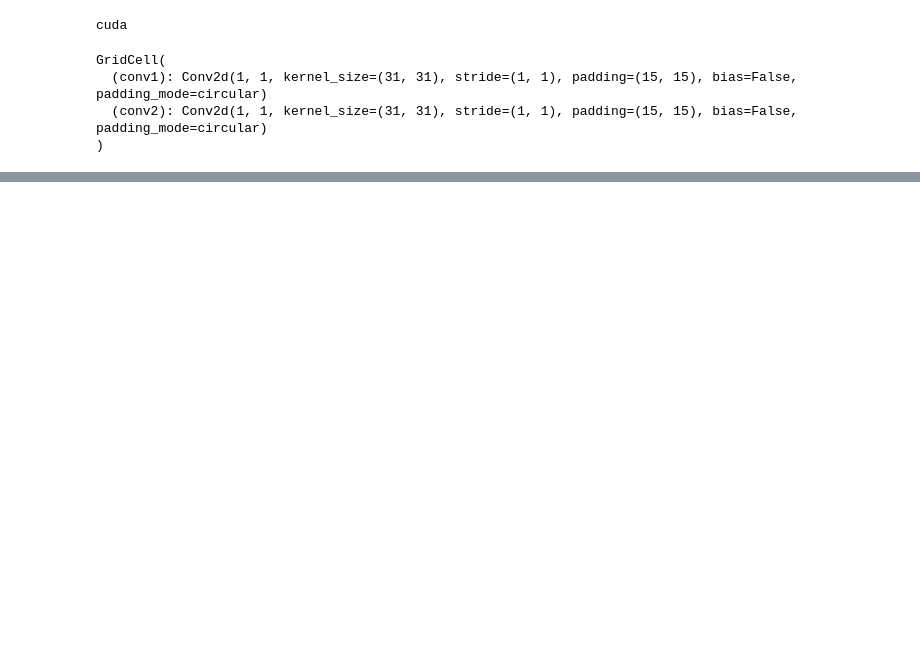
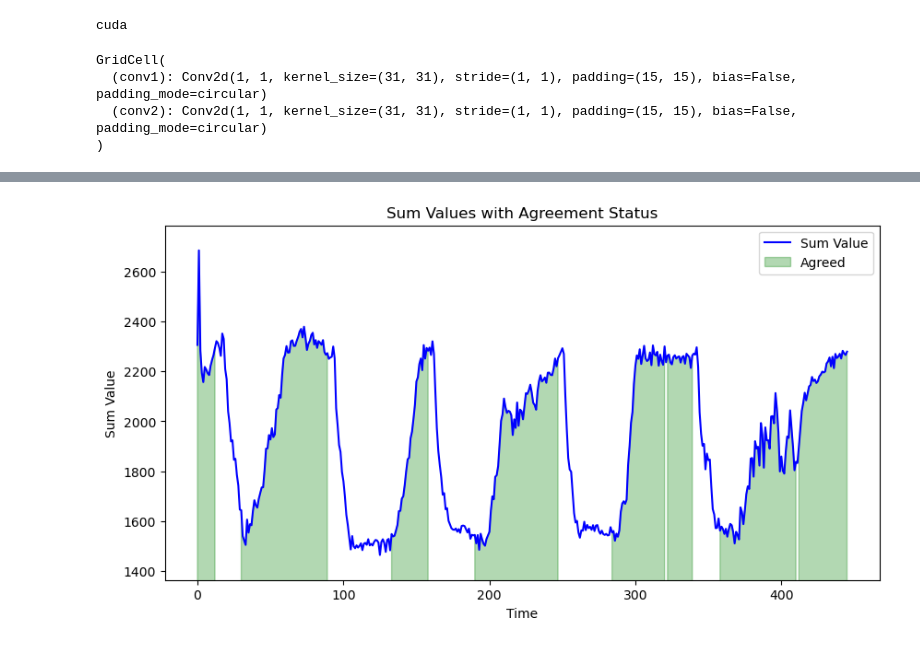
Before and after one commit to wellscrosby/GPU-Grid-Cells, a Jupyter notebook: grid_cells.ipynb, the cells around one changed output, grey strips where cells are left out. Drawn from its saved outputs; the diff is of its cells as text; code cells hidden in the pictures; blank space fills up the shorter version.

```diff
--- a/grid_cells.ipynb
+++ b/grid_cells.ipynb
@@ -408 +449,28 @@ Hello from the pygame community. https://www.pygame.org/contribute.html
 24 12
+# %%
+# Create a new figure
+plt.figure(figsize=(10, 5))
+
+# Convert sums to a numpy array for easier plotting
+sums_np = np.array([sum_value.cpu().numpy() for sum_value in sums])
+
+# Plot the sums as a connected line plot
+plt.plot(sums_np, color='blue', label='Sum Value')
+
+# Highlight the area in green if is_agreed is true
+is_agreed_np = np.array(is_agreed)
+plt.fill_between(range(len(sums_np)), sums_np, where=is_agreed_np, color='green', alpha=0.3, label='Agreed')
+
+# Set y-axis limits
+plt.ylim(sums_np.min() - 100, sums_np.max() + 100)
+
+# Add labels and title
+plt.xlabel('Time')
+plt.ylabel('Sum Value')
+plt.title('Sum Values with Agreement Status')
+plt.legend()
+
+# Show the plot
+plt.show()
+# %% [output]
+[figure, added]
```
Also changed, not shown: parts of 5 cells of this notebook.
